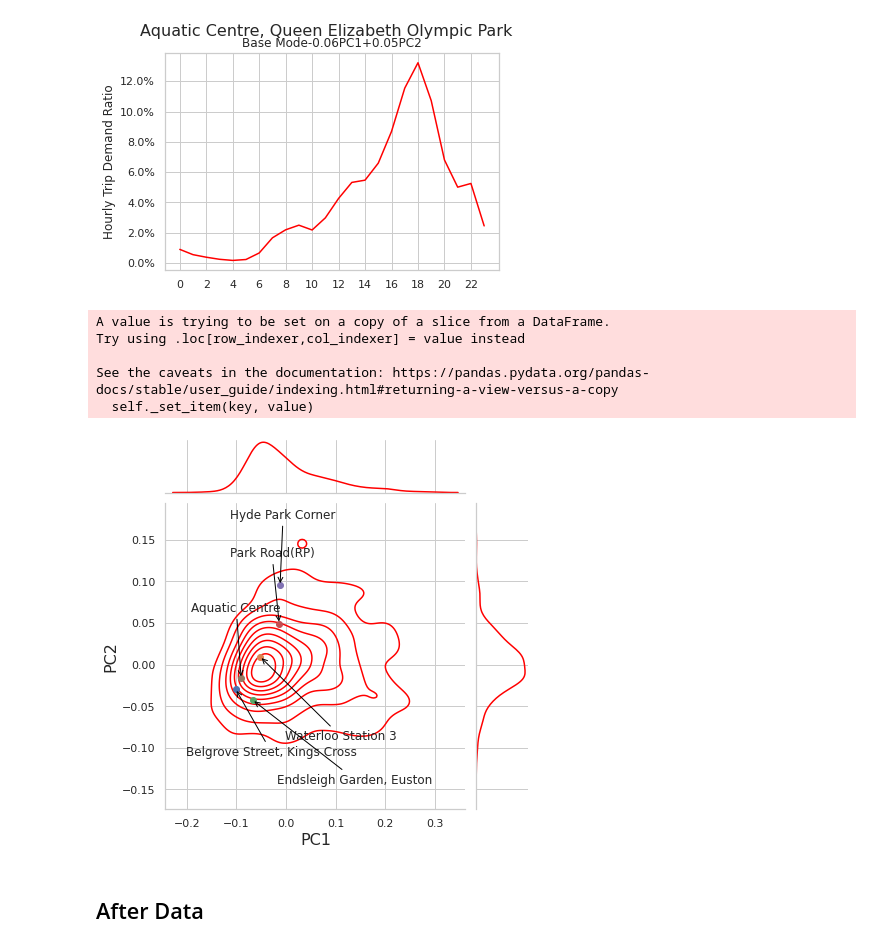
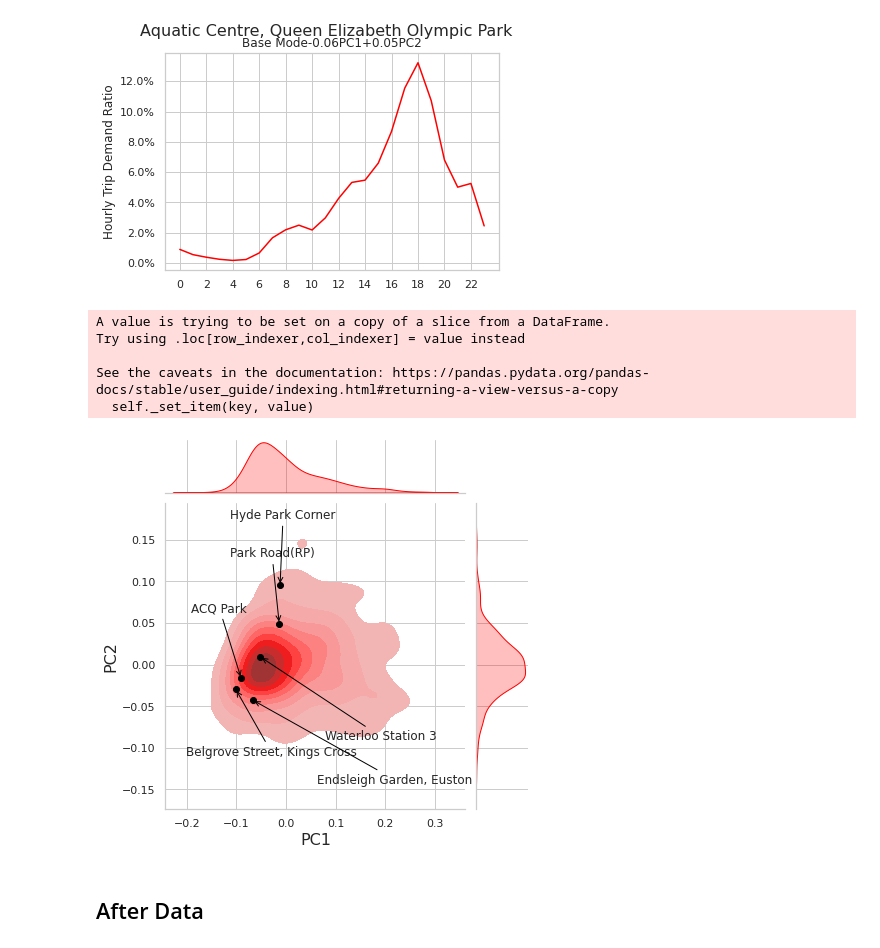
Before and after one commit to ucfnmxu/diss_code, a Jupyter notebook: before-data.ipynb, the cells around one changed output. Drawn from its saved outputs; the diff is of its cells as text; code cells hidden in the pictures.

```diff
--- a/before-data.ipynb
+++ b/before-data.ipynb
@@ -667,7 +667,7 @@ pp3 = pca_df_1_2.iloc[ind_list3]
 pp4 = pca_df_1_2.iloc[ind_list4]
 n = ['Belgrove Street, Kings Cross', 'Waterloo Station 3', 'Endsleigh Garden, Euston', 'Park Road(RP)', 'Hyde Park Corner','Aquatic Centre, Queen Elizabeth Olympic Park']
 pp['col'] = n
-n2 = ['Belgrove Street, Kings Cross', 'Waterloo Station 3', 'Endsleigh Garden, Euston','Aquatic Centre, Queen Elizabeth Olympic Park']
+n2 = ['Belgrove Street, Kings Cross', 'Waterloo Station 3', 'Endsleigh Garden, Euston','ACQ Park']
 pp2['col'] = n2
 n3 = ['Park Road(RP)']
 pp3['col'] = n3
@@ -681,13 +681,13 @@ pp4['col'] = n4
 sns.set(style="whitegrid")
 pca_df_1_2 = pca_df[['PC1','PC2']]
 g = sns.jointplot(x = "PC1", y = "PC2",
-              kind = "kde",data = pca_df_1_2,color ='green')
+              kind = "kde",data = pca_df_1_2,color ='green',fill=True,)
 for i,row in enumerate(pp.values):
-    g.ax_joint.plot(row[0], row[1] ,marker='o')
+    g.ax_joint.plot(row[0], row[1] ,marker='o',color ='black')
 
 for i, txt in enumerate(pp2.values):
     #g.ax_joint.annotate(txt[2],(txt[0],txt[1]),fontsize=7)
-    g.ax_joint.annotate(txt[2], xy=(txt[0], txt[1]), xytext=(txt[0]-0.3, txt[1]+0.04), arrowprops={"arrowstyle":"->", "color":"black"},fontsize=12)
+    g.ax_joint.annotate(txt[2], xy=(txt[0], txt[1]), xytext=(txt[0]-0.3, txt[1]+0.06), arrowprops={"arrowstyle":"->", "color":"black"},fontsize=12)
 
 for i, txt in enumerate(pp3.values):
     #g.ax_joint.annotate(txt[2],(txt[0],txt[1]),fontsize=7)
@@ -1087,7 +1087,7 @@ pp['col'] = n
 
 ind_list2 = [149,185,738]
 pp2 = pca_df_1_2.iloc[ind_list2]
-n2 = ['Waterloo Station 3','Hyde Park Corner','Aquatic Centre, Queen Elizabeth Olympic Park']
+n2 = ['Waterloo Station 3','Hyde Park Corner','ACQ Park']
 pp2['col'] = n2
 
 ind_list3 = [111]
@@ -1097,7 +1097,7 @@ pp3['col'] = n3
 
 ind_list4 = [13,206]
 pp4 = pca_df_1_2.iloc[ind_list4]
-n4 = ['Belgrove Street, Kings Cross','Endsleigh Garden, Euston']
+n4 = ['Belgrove Street','Endsleigh Garden, Euston']
 pp4['col'] = n4
 
 # loading dataset
@@ -1107,13 +1107,13 @@ pp4['col'] = n4
 sns.set(style="whitegrid")
 pca_df_1_2 = pca_df[['PC1','PC2']]
 g = sns.jointplot(x = "PC1", y = "PC2",
-              kind = "kde",data = pca_df_1_2,color ='green')
+              kind = "kde",data = pca_df_1_2,color ='green', fill=True)
 for i,row in enumerate(pp.values):
-    g.ax_joint.plot(row[0], row[1] ,marker='o')
+    g.ax_joint.plot(row[0], row[1] ,marker='o', color ='black')
 
 for i, txt in enumerate(pp2.values):
     #g.ax_joint.annotate(txt[2],(txt[0],txt[1]),fontsize=7)
-    g.ax_joint.annotate(txt[2], xy=(txt[0], txt[1]), xytext=(txt[0], txt[1]-0.08), arrowprops={"arrowstyle":"->", "color":"black"},fontsize=12)
+    g.ax_joint.annotate(txt[2], xy=(txt[0], txt[1]), xytext=(txt[0], txt[1]-0.18), arrowprops={"arrowstyle":"->", "color":"black"},fontsize=12)
 
 for i, txt in enumerate(pp3.values):
     #g.ax_joint.annotate(txt[2],(txt[0],txt[1]),fontsize=7)
@@ -1121,7 +1121,7 @@ for i, txt in enumerate(pp3.values):
 
 for i, txt in enumerate(pp4.values):
     #g.ax_joint.annotate(txt[2],(txt[0],txt[1]),fontsize=7)
-    g.ax_joint.annotate(txt[2], xy=(txt[0], txt[1]), xytext=(txt[0]-0.2, txt[1]+0.1), arrowprops={"arrowstyle":"->", "color":"black"},fontsize=12)
+    g.ax_joint.annotate(txt[2], xy=(txt[0], txt[1]), xytext=(txt[0]-0.2, txt[1]+0.14), arrowprops={"arrowstyle":"->", "color":"black"},fontsize=12)
 
 g.set_axis_labels('PC1', 'PC2', fontsize=16)
 
@@ -1584,7 +1584,7 @@ pp['col'] = n
 
 ind_list2 = [13,109,697]
 pp2 = pca_df_1_2.iloc[ind_list2]
-n2 = ['Belgrove Street, Kings Cross', 'Park Road(RP)', 'Aquatic Centre, Queen Elizabeth Olympic Park']
+n2 = ['Belgrove Street', 'Park Road(RP)', 'ACQ Park']
 pp2['col'] = n2
 
 ind_list3 = [146,204,183]
@@ -1599,9 +1599,9 @@ pp3['col'] = n3
 sns.set(style="whitegrid")
 pca_df_1_2 = pca_df[['PC1','PC2']]
 g = sns.jointplot(x = "PC1", y = "PC2",
-              kind = "kde",data = pca_df_1_2,color ='red')
+              kind = "kde",data = pca_df_1_2,color ='red',fill=True)
 for i,row in enumerate(pp.values):
-    g.ax_joint.plot(row[0], row[1] ,marker='o')
+    g.ax_joint.plot(row[0], row[1] ,marker='o',color ='black')
 
 for i, txt in enumerate(pp3.values):
     #g.ax_joint.annotate(txt[2],(txt[0],txt[1]),fontsize=7)
@@ -1609,7 +1609,7 @@ for i, txt in enumerate(pp3.values):
 
 for i, txt in enumerate(pp2.values):
     #g.ax_joint.annotate(txt[2],(txt[0],txt[1]),fontsize=7)
-    g.ax_joint.annotate(txt[2], xy=(txt[0], txt[1]), xytext=(txt[0]-0.1, txt[1]-0.08), arrowprops={"arrowstyle":"->", "color":"black"},fontsize=9)
+    g.ax_joint.annotate(txt[2], xy=(txt[0], txt[1]), xytext=(txt[0]-0.02, txt[1]-0.08), arrowprops={"arrowstyle":"->", "color":"black"},fontsize=9)
 
 
 g.set_axis_labels('PC1', 'PC2', fontsize=16)
@@ -1964,7 +1964,7 @@ pp['col'] = n
 
 ind_list2 = [109,183,697]
 pp2 = pca_df_1_2.iloc[ind_list2]
-n2 = ['Park Road(RP)', 'Hyde Park Corner','Aquatic Centre']
+n2 = ['Park Road(RP)', 'Hyde Park Corner','ACQ Park']
 pp2['col'] = n2
 
 ind_list3 = [13]
@@ -1980,37 +1980,37 @@ pp4['col'] = n4
 # loading dataset
 #color = sns.color_palette()[3]
 # draw jointplot with
 # kde kind
 sns.set(style="whitegrid")
 pca_df_1_2 = pca_df[['PC1','PC2']]
 g = sns.jointplot(x = "PC1", y = "PC2",
-              kind = "kde",data = pca_df_1_2,color ='red')
+              kind = "kde",data = pca_df_1_2,color ='red',fill=True)
 for i,row in enumerate(pp.values):
-    g.ax_joint.plot(row[0], row[1] ,marker='o')
+    g.ax_joint.plot(row[0], row[1] ,marker='o',color ='black')
 
 for i, txt in enumerate(pp2.values):
     #g.ax_joint.annotate(txt[2],(txt[0],txt[1]),fontsize=7)
     g.ax_joint.annotate(txt[2], xy=(txt[0], txt[1]), xytext=(txt[0]-0.1, txt[1]+0.08), arrowprops={"arrowstyle":"->", "color":"black"},fontsize=12)
 
 for i, txt in enumerate(pp3.values):
     #g.ax_joint.annotate(txt[2],(txt[0],txt[1]),fontsize=7)
     g.ax_joint.annotate(txt[2], xy=(txt[0], txt[1]), xytext=(txt[0]-0.1, txt[1]-0.08), arrowprops={"arrowstyle":"->", "color":"black"},fontsize=12)
 
 for i, txt in enumerate(pp4.values):
     #g.ax_joint.annotate(txt[2],(txt[0],txt[1]),fontsize=7)
-    g.ax_joint.annotate(txt[2], xy=(txt[0], txt[1]), xytext=(txt[0]+0.05, txt[1]-0.1), arrowprops={"arrowstyle":"->", "color":"black"},fontsize=12)
+    g.ax_joint.annotate(txt[2], xy=(txt[0], txt[1]), xytext=(txt[0]+0.13, txt[1]-0.1), arrowprops={"arrowstyle":"->", "color":"black"},fontsize=12)
 
 
 g.set_axis_labels('PC1', 'PC2', fontsize=16)
 
 plt.show()
 # %% [output]
 A value is trying to be set on a copy of a slice from a DataFrame.
 Try using .loc[row_indexer,col_indexer] = value instead
 
 See the caveats in the documentation: https://pandas.pydata.org/pandas-docs/stable/user_guide/indexing.html#returning-a-view-versus-a-copy
   self._set_item(key, value)
-[figure, old version]
+[figure, new version]
 # %% [markdown]
 ## After Data
 # %%
```
Also changed, not shown: parts of 42 cells of this notebook.
